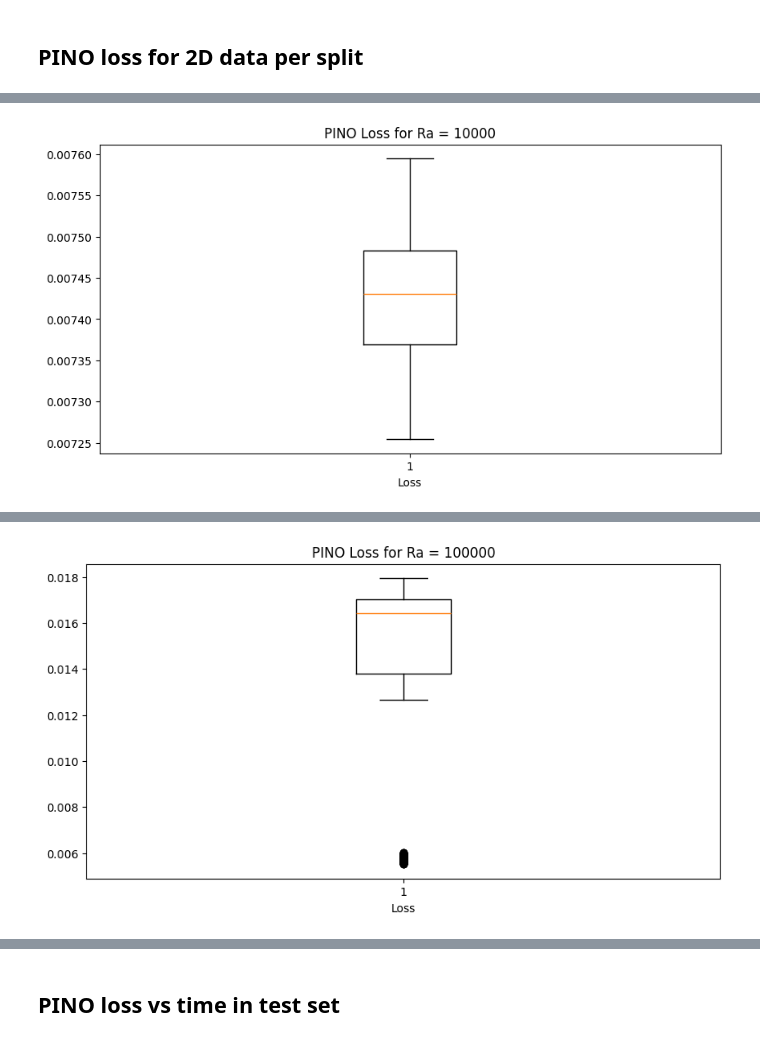
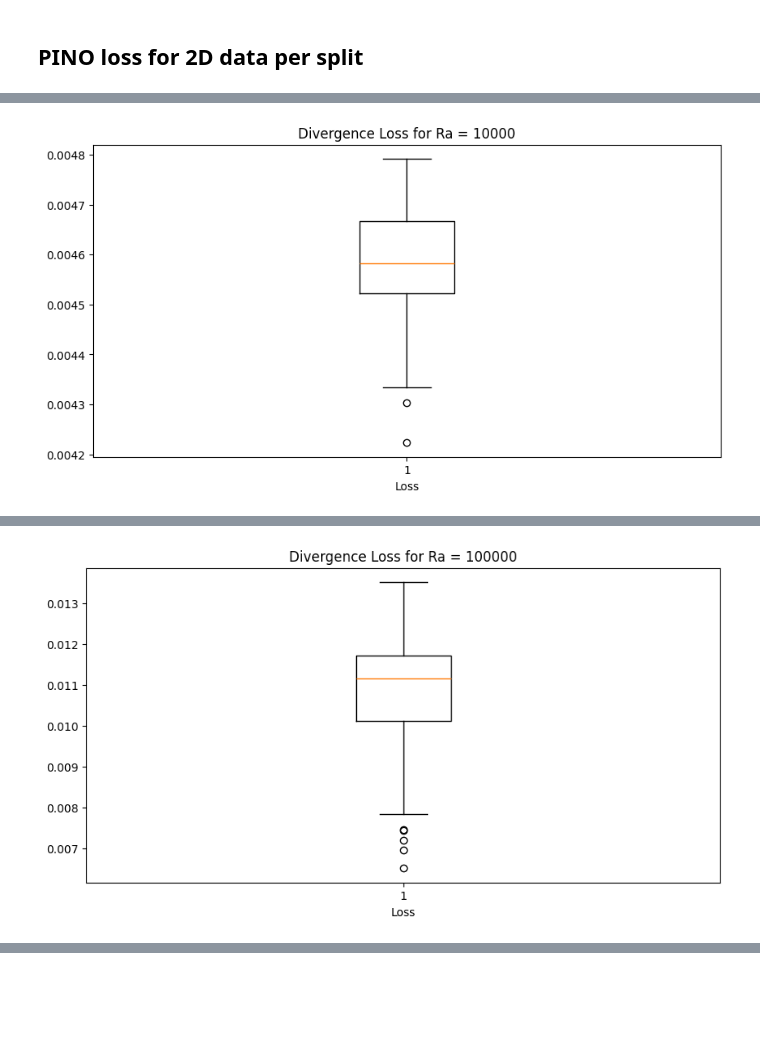
Before and after one commit to tmarkmann/RBC-PINN-Surrogate, a Jupyter notebook: notebooks/tm-3-2D-pino-loss.ipynb, the cells around one changed output, grey strips where cells are left out. Saved outputs shown, nothing was run; the diff lists cells and outputs as text; code cells hidden in the pictures; blank space fills up the shorter version.

```diff
--- a/notebooks/tm-3-2D-pino-loss.ipynb
+++ b/notebooks/tm-3-2D-pino-loss.ipynb
@@ -9,8 +9,8 @@ ras = [10000, 100000, 1000000]
 ## Define PINO loss
 # %%
 # pino loss
-def setup_pino_loss(dm: RBCDatamodule):
-    train_time = dm.hparams.train_length * dm.hparams.stride_time
+def setup_pino_loss(dm: RBCDatamodule2D):
+    train_time = dm.hparams.train_steps * dm.hparams.stride * 0.5
     kappa = 1 / np.sqrt(dm.hparams.ra * 0.7)
     nu = np.sqrt(0.7 / dm.hparams.ra)
     return RBCEquationLoss(
@@ -27,34 +27,44 @@ def setup_pino_loss(dm: RBCDatamodule):
 # %%
 for ra in ras:
     print(f"Calculating PINO loss for Ra = {ra}")
-    dm = RBCDatamodule(
-        data_dir="../data/datasets/2D",
+    dm = RBCDatamodule2D(
+        data_dir="../data/2D",
         batch_size=1,
         ra=ra,
         pressure=True,
-        stride_time=0.5,
-        start_time=200,
-        end_time=300,
+        start=200,
+        end=600,
+        train_steps=10,
+        test_steps=10,
+        train_shift=20,
+        test_shift=20,
+        nr_episodes_train=2,
+        nr_episodes_val=2,
+        nr_episodes_test=2,
+        normalize=False,
     )
     dm.setup(stage="fit")
     dm.setup(stage="test")
     pino_loss = setup_pino_loss(dm)
 
     # iterate over the dataloaders
-    loss = []
-    for x, y in dm.train_dataloader():
-        loss.append(pino_loss(x))
+    loss_div = []
+    loss_temp = []
+    loss_mom = []
+    for x, _ in dm.train_dataloader():
+        div, temp, mom = pino_loss(x)
+        loss_div.append(div)
+        loss_temp.append(temp)
+        loss_mom.append(mom)
 
-    for x, y in dm.val_dataloader():
-        loss.append(pino_loss(x))
-
-    for x, y in dm.test_dataloader():
-        loss.append(pino_loss(x))
+    print(f"Mean divergence loss    : {np.mean(loss_div):.6f}")
+    print(f"Mean temperature loss   : {np.mean(loss_temp):.6f}")
+    print(f"Mean momentum loss      : {np.mean(loss_mom):.6f}")
 
     # boxplot with matplotlib over loss
     plt.figure(figsize=(10, 5))
-    plt.boxplot(loss)
-    plt.title(f"PINO Loss for Ra = {ra}")
+    plt.boxplot(loss_div)
+    plt.title(f"Divergence Loss for Ra = {ra}")
     plt.xlabel("Loss")
     plt.show()
 # %% [output]
@@ -62,2 +75,2 @@ Calculating PINO loss for Ra = 10000
-[figure, old version]
+[figure, new version]
 Calculating PINO loss for Ra = 100000
@@ -64,2 +80,2 @@ Calculating PINO loss for Ra = 100000
-[figure, old version]
+[figure, new version]
 Calculating PINO loss for Ra = 1000000
@@ -67,2 +85,0 @@ Calculating PINO loss for Ra = 1000000
-# %% [markdown]
-## PINO loss vs time in test set
```
Also changed, not shown: parts of 3 cells of this notebook, 15 other files.
